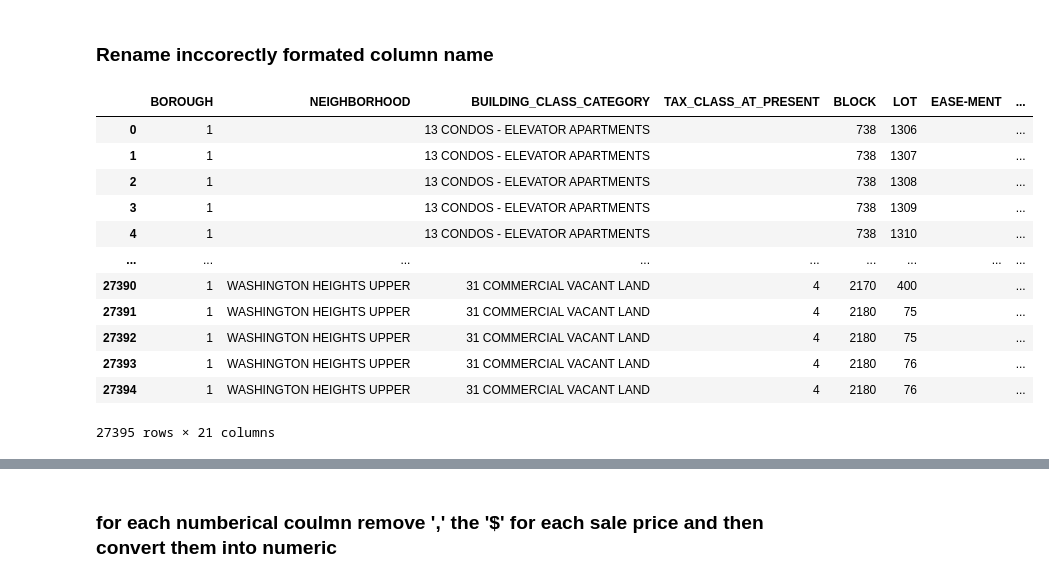
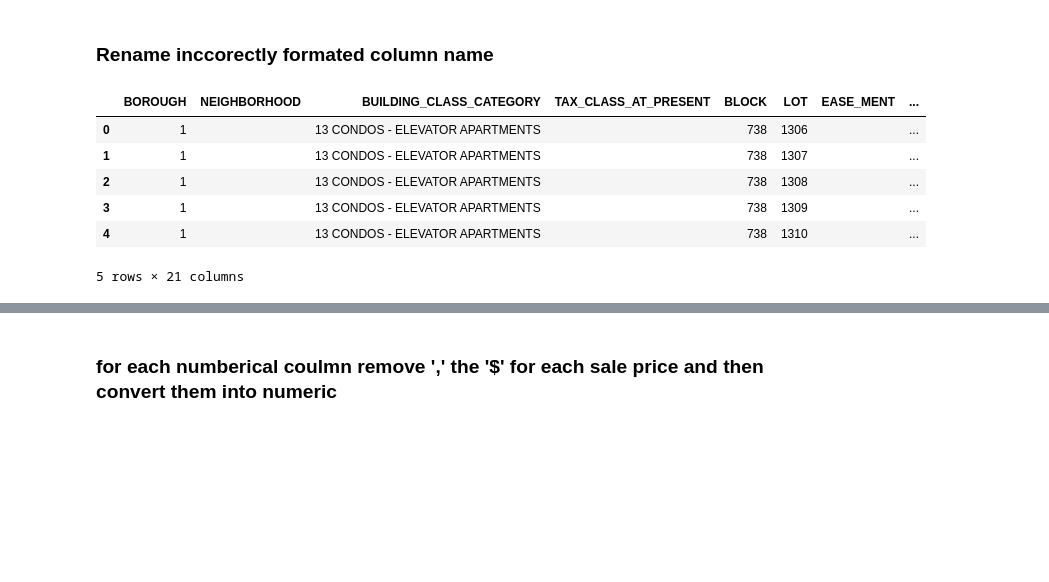
Before and after one commit to ijazkhan101/Build-up-a-predictive-model, a Jupyter notebook: Manhattan12.ipynb, the cells around one changed output, grey strips where cells are left out. Cells and saved outputs as stored; diff of their text form; code cells hidden in the pictures; blank space fills up the shorter version.

```diff
--- a/Manhattan12.ipynb
+++ b/Manhattan12.ipynb
@@ -50,22 +54,20 @@ df.rename(columns = {'TAX CLASS AT TIME OF SALE':'TAX_CLASS_AT_TIME_OF_SALE'}, i
 # %%
 df.rename(columns = {'BUILDING CLASS AT TIME OF SALE':'BUILDING_CLASS_AT_TIME_OF_SALE'}, inplace = True)
 # %%
-df.rename(columns = {'ZIP CODE':'ZIP_CODE'}, inplace = True)
+df.rename(columns = {'ZIP CODE':'ZIP_CODE'}, inplace = True)    APART\nMENT\nNUMBER
+# %%
+df.rename(columns = {'APART\nMENT\nNUMBER':'APARTMENTNum'}, inplace = True)
 # %%
 df.rename(columns = {'SALE DATE':'SALE_DATE'}, inplace = True )
+# %%
+df.rename(columns = {'EASE-MENT':'EASE_MENT'}, inplace = True )
 # %%
-df
+df.head(5)
 # %% [output]
-|  | BOROUGH | NEIGHBORHOOD | BUILDING_CLASS_CATEGORY | TAX_CLASS_AT_PRESENT | BLOCK | LOT | EASE-MENT | ... |
+|  | BOROUGH | NEIGHBORHOOD | BUILDING_CLASS_CATEGORY | TAX_CLASS_AT_PRESENT | BLOCK | LOT | EASE_MENT | ... |
 | 0 | 1 |  | 13 CONDOS - ELEVATOR APARTMENTS |  | 738 | 1306 |  | ... |
 | 1 | 1 |  | 13 CONDOS - ELEVATOR APARTMENTS |  | 738 | 1307 |  | ... |
 | 2 | 1 |  | 13 CONDOS - ELEVATOR APARTMENTS |  | 738 | 1308 |  | ... |
 | 3 | 1 |  | 13 CONDOS - ELEVATOR APARTMENTS |  | 738 | 1309 |  | ... |
 | 4 | 1 |  | 13 CONDOS - ELEVATOR APARTMENTS |  | 738 | 1310 |  | ... |
-| ... | ... | ... | ... | ... | ... | ... | ... | ... |
-| 27390 | 1 | WASHINGTON HEIGHTS UPPER | 31 COMMERCIAL VACANT LAND | 4 | 2170 | 400 |  | ... |
-| 27391 | 1 | WASHINGTON HEIGHTS UPPER | 31 COMMERCIAL VACANT LAND | 4 | 2180 | 75 |  | ... |
-| 27392 | 1 | WASHINGTON HEIGHTS UPPER | 31 COMMERCIAL VACANT LAND | 4 | 2180 | 75 |  | ... |
-| 27393 | 1 | WASHINGTON HEIGHTS UPPER | 31 COMMERCIAL VACANT LAND | 4 | 2180 | 76 |  | ... |
-| 27394 | 1 | WASHINGTON HEIGHTS UPPER | 31 COMMERCIAL VACANT LAND | 4 | 2180 | 76 |  | ... |
-27395 rows × 21 columns
+5 rows × 21 columns
```
Also changed, not shown: parts of 38 cells of this notebook, 1 other file.
